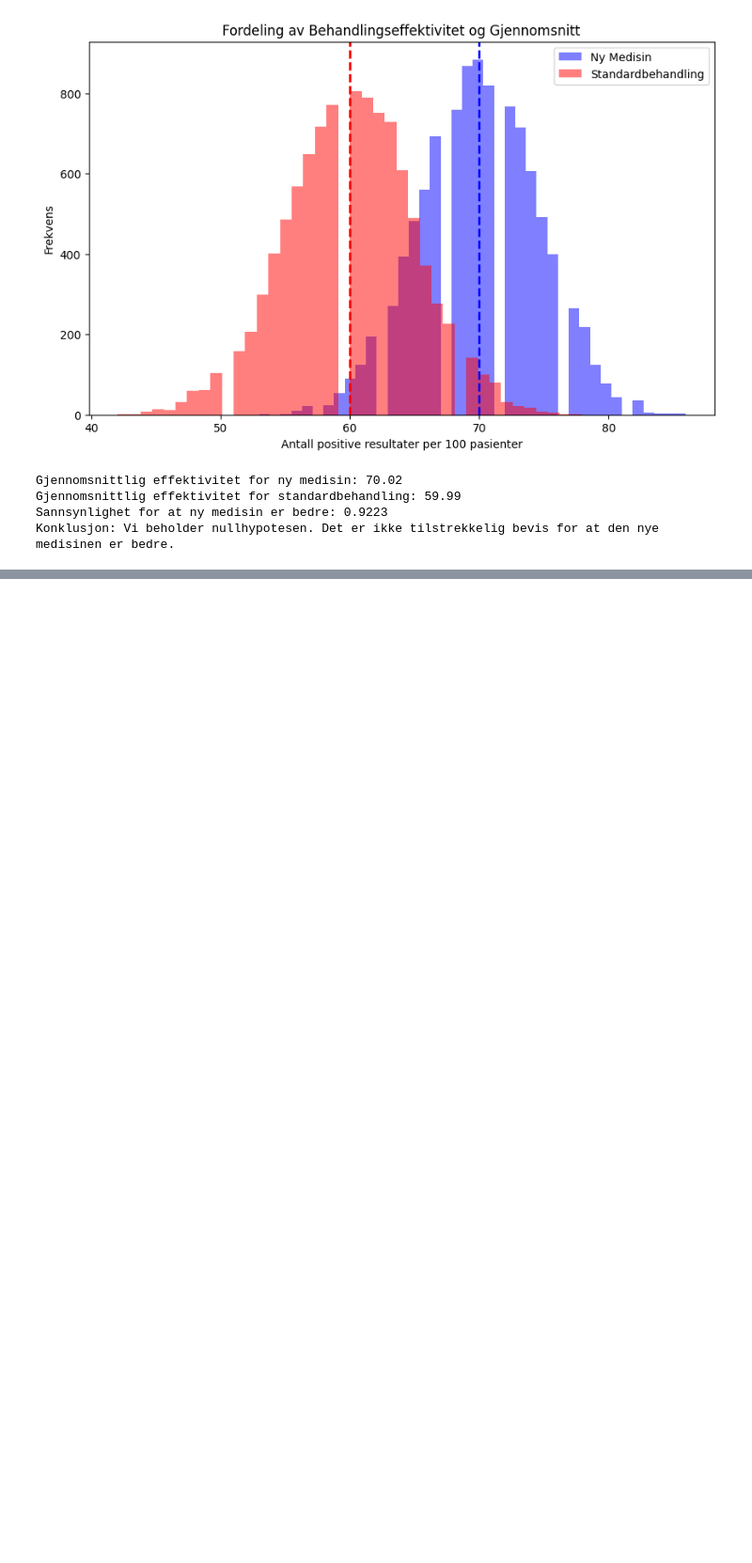
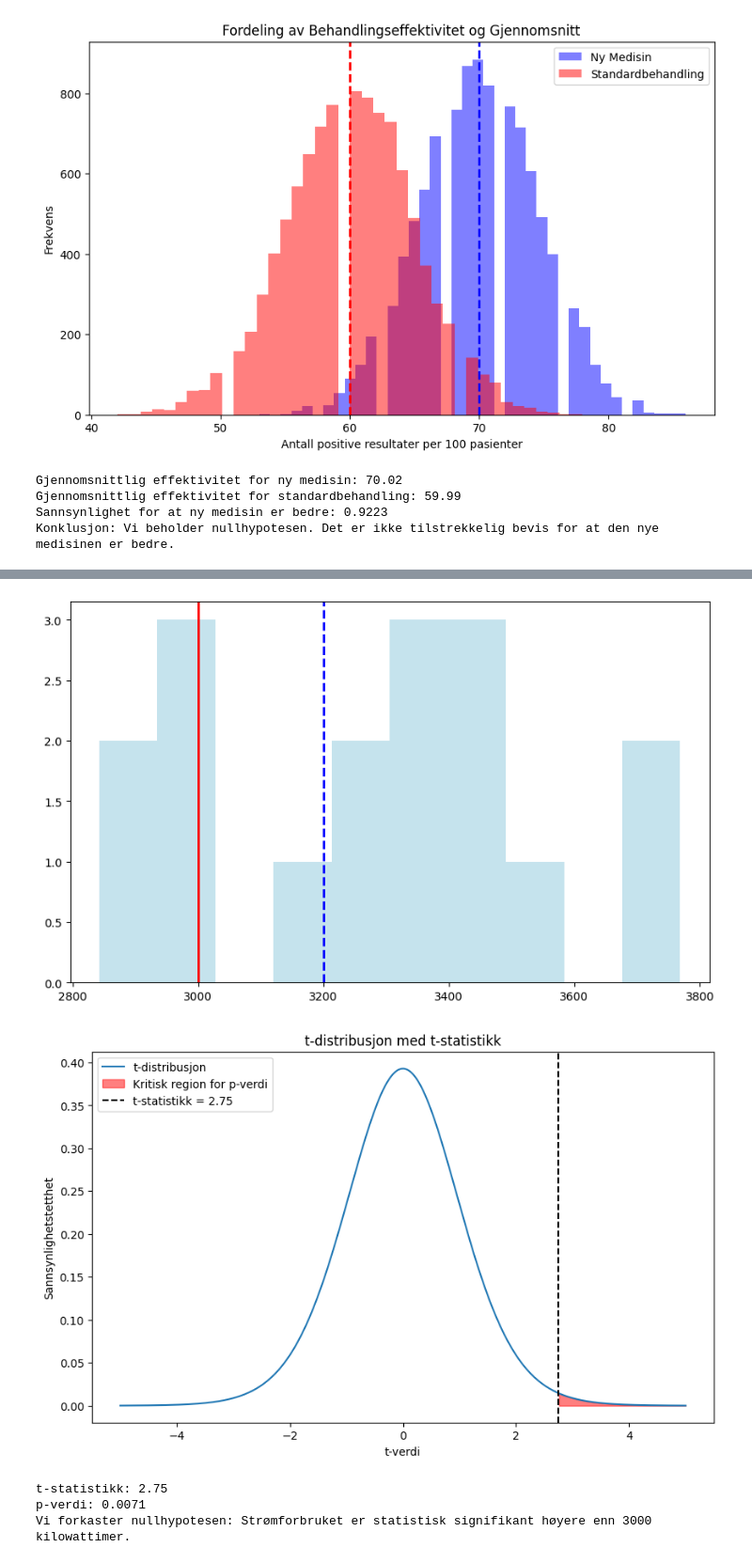
Before and after one commit to erikbohne/TMA4245_Statistics, a Jupyter notebook: exam_prep/hypotesetesting.ipynb, the cells around one changed output, grey strips where cells are left out. Shown at 94% size. Saved outputs shown, nothing was run; the diff lists cells and outputs as text; code cells hidden in the pictures; blank space fills up the shorter version.

```diff
--- a/exam_prep/hypotesetesting.ipynb
+++ b/exam_prep/hypotesetesting.ipynb
@@ -250,0 +267,51 @@ Konklusjon: Vi beholder nullhypotesen. Det er ikke tilstrekkelig bevis for at de
+# %%
+import numpy as np
+import matplotlib.pyplot as plt
+from scipy import stats
+
+# Definerte data
+x_bar = 3200  # Gjennomsnittlig strømforbruk
+s = 300       # Standardavvik
+n = 17        # Antall husstander
+mu_0 = 3000   # Nullhypotesens verdi for gjennomsnittlig strømforbruk
+
+# Generer tilfeldige data for visualisering basert på angitte parametere
+data = np.random.normal(x_bar, s, n)
+
+# Histogram av dataene
+plt.figure(figsize=(10, 6))
+plt.hist(data, bins=10, color='lightblue', alpha=0.7, label='Strømforbruk Data')
+plt.axvline(x_bar, color='blue', linestyle='dashed', linewidth=2, label=f'Gjennomsnitt: {x_bar} kWh')
+plt.axvline(mu_0, color='red', linestyle='solid', linewidth=2, label=f'Nullhypotese (µ0 = {mu_0} kWh)')
+
+# Beregning av t-statistikk og p-verdi
+t_stat = (x_bar - mu_0) / (s / np.sqrt(n))
+p_value = 1 - stats.t.cdf(t_stat, df=n-1)
+
+# T-fordelingsplott for å vise t-statistikk
+t_values = np.linspace(-5, 5, 300)
+t_pdf = stats.t.pdf(t_values, df=n-1)
+plt.figure(figsize=(10, 6))
+plt.plot(t_values, t_pdf, label='t-distribusjon')
+plt.fill_between(t_values, t_pdf, where=(t_values >= t_stat), color='red', alpha=0.5, label='Kritisk region for p-verdi')
+plt.axvline(t_stat, color='black', linestyle='dashed', label=f't-statistikk = {t_stat:.2f}')
+plt.title('t-distribusjon med t-statistikk')
+plt.xlabel('t-verdi')
+plt.ylabel('Sannsynlighetstetthet')
+plt.legend()
+
+# Vis alle plottene
+plt.show()
+
+print(f"t-statistikk: {t_stat:.2f}")
+print(f"p-verdi: {p_value:.4f}")
+if p_value < 0.05:
+    print("Vi forkaster nullhypotesen: Strømforbruket er statistisk signifikant høyere enn 3000 kilowattimer.")
+else:
+    print("Vi forkaster ikke nullhypotesen: Det er ikke tilstrekkelig bevis for at strømforbruket er høyere enn 3000 kilowattimer.")
+# %% [output]
+[figure, added]
+[figure, added]
+t-statistikk: 2.75
+p-verdi: 0.0071
+Vi forkaster nullhypotesen: Strømforbruket er statistisk signifikant høyere enn 3000 kilowattimer.
```
Also changed, not shown: parts of 1 cell of this notebook, 5 other files.
